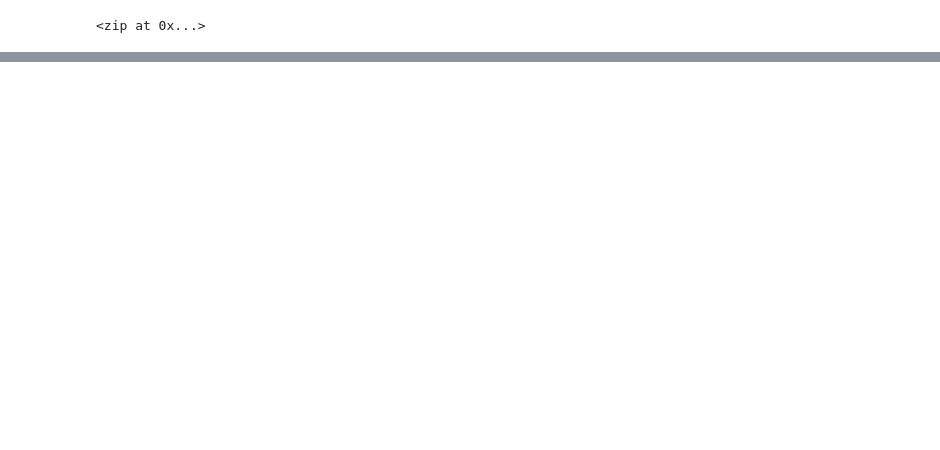
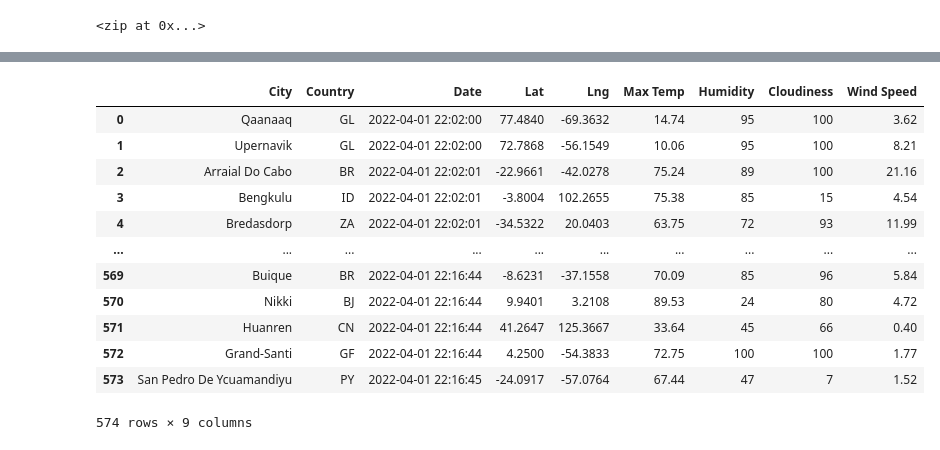
Before and after one commit to HMojadidi/World_Weather_Analysis, a Jupyter notebook: WeatherPy.ipynb, the cells around one changed output, grey strips where cells are left out. Drawn from its saved outputs; the diff is of its cells as text; code cells hidden in the pictures; blank space fills up the shorter version.

```diff
--- a/WeatherPy.ipynb
+++ b/WeatherPy.ipynb
@@ -33,0 +40,4 @@ len(cities)
+# %%
+# Starting URL for Weather Map API Call.
+url = "http://api.openweathermap.org/data/2.5/weather?units=Imperial&APPID=" + weather_api_key
+print(url)
@@ -33,0 +134,4 @@ len(cities)
+# %%
+# Convert the array of dictionaries to a Pandas DataFrame.
+city_data_df = pd.DataFrame(city_data)
+city_data_df.head(10)
@@ -33,0 +150,19 @@ len(cities)
+# %%
+new_city_data_df = ["City", "Country", "Date", "Lat", "Lng", "Max Temp", "Humidity", "Cloudiness", "Wind Speed"]
+city_data_df = city_data_df[new_city_data_df]
+# %%
+city_data_df
+# %% [output]
+|  | City | Country | Date | Lat | Lng | Max Temp | Humidity | Cloudiness | Wind Speed |
+| 0 | Qaanaaq | GL | 2022-04-01 22:02:00 | 77.4840 | -69.3632 | 14.74 | 95 | 100 | 3.62 |
+| 1 | Upernavik | GL | 2022-04-01 22:02:00 | 72.7868 | -56.1549 | 10.06 | 95 | 100 | 8.21 |
+| 2 | Arraial Do Cabo | BR | 2022-04-01 22:02:01 | -22.9661 | -42.0278 | 75.24 | 89 | 100 | 21.16 |
+| 3 | Bengkulu | ID | 2022-04-01 22:02:01 | -3.8004 | 102.2655 | 75.38 | 85 | 15 | 4.54 |
+| 4 | Bredasdorp | ZA | 2022-04-01 22:02:01 | -34.5322 | 20.0403 | 63.75 | 72 | 93 | 11.99 |
+| ... | ... | ... | ... | ... | ... | ... | ... | ... | ... |
+| 569 | Buique | BR | 2022-04-01 22:16:44 | -8.6231 | -37.1558 | 70.09 | 85 | 96 | 5.84 |
+| 570 | Nikki | BJ | 2022-04-01 22:16:44 | 9.9401 | 3.2108 | 89.53 | 24 | 80 | 4.72 |
+| 571 | Huanren | CN | 2022-04-01 22:16:44 | 41.2647 | 125.3667 | 33.64 | 45 | 66 | 0.40 |
+| 572 | Grand-Santi | GF | 2022-04-01 22:16:44 | 4.2500 | -54.3833 | 72.75 | 100 | 100 | 1.77 |
+| 573 | San Pedro De Ycuamandiyu | PY | 2022-04-01 22:16:45 | -24.0917 | -57.0764 | 67.44 | 47 | 7 | 1.52 |
+574 rows × 9 columns
```
Also changed, not shown: parts of 8 cells of this notebook.
